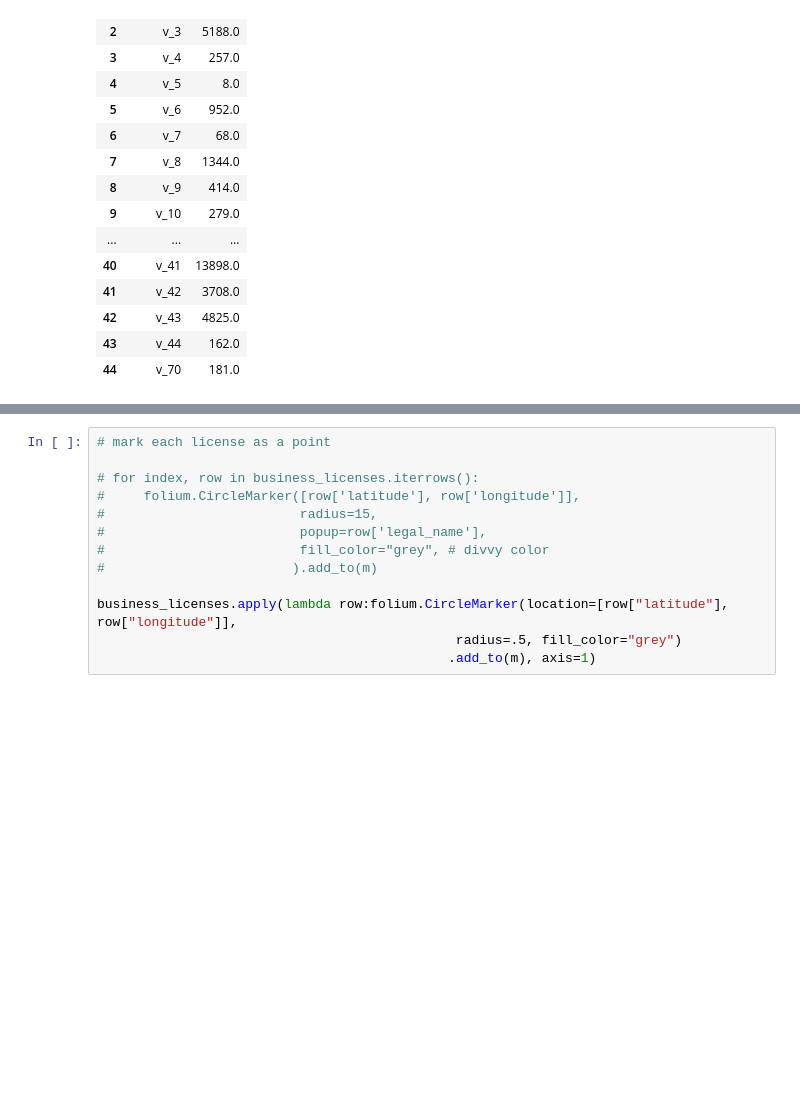
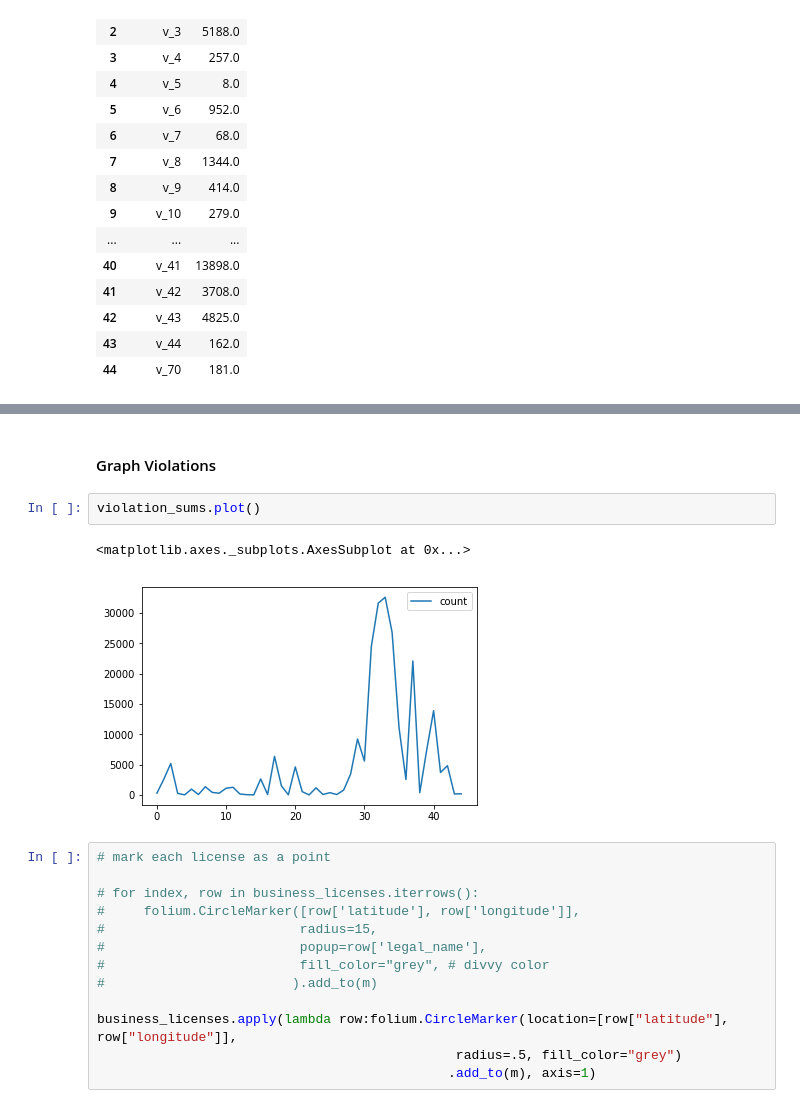
Before and after one commit to Sustainabilist/ChicagoDataAnalysis, a Jupyter notebook: MAPS/21_map_violations.ipynb, the cells around one changed output, grey strips where cells are left out. Drawn from its saved outputs; the diff is of its cells as text; blank space fills up the shorter version.

Commit message:
make simple plot of violation sums

```diff
--- a/MAPS/21_map_violations.ipynb
+++ b/MAPS/21_map_violations.ipynb
@@ -89,3 +73,10 @@ m
+# %% [markdown]
+#### Graph Violations
+# %%
+violation_sums.plot()
+# %% [output]
+<matplotlib.axes._subplots.AxesSubplot at 0x...>
+[figure, added]
 # %%
 # mark each license as a point
 
```
Also changed, not shown: parts of 3 cells of this notebook.
